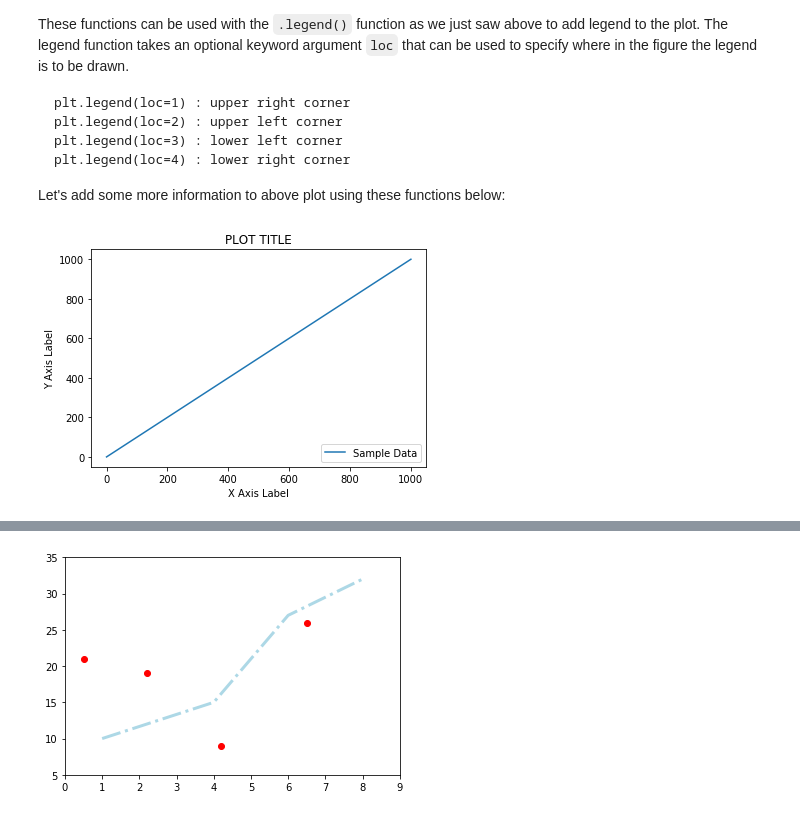
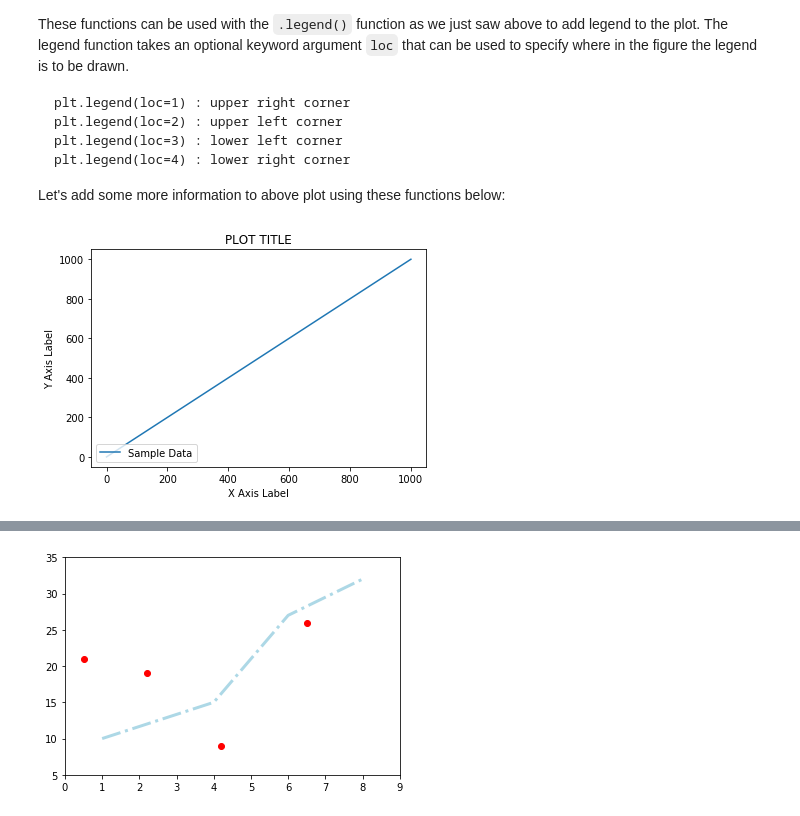
Before and after one commit to OsterMendel/dsc-more-practice-with-matplotlib-nyc-ds-021720, a Jupyter notebook: index.ipynb, the cells around one changed output, grey strips where cells are left out. Drawn from its saved outputs; the diff is of its cells as text; code cells hidden in the pictures.

```diff
--- a/index.ipynb
+++ b/index.ipynb
@@ -84,24 +84,24 @@ Let's add some more information to above plot using these functions below:
 # %%
 # Set plot space as inline for inline plots and qt for external plots
 %matplotlib inline
 
 # Use plot() function to create a plot using above values on both x and y coordinates. Add a label.
 plt.plot(data, data, label='Sample Data')
 
 # Add labels for x and y axes
 plt.xlabel('X Axis Label')
 plt.ylabel('Y Axis Label')
 
 # Add a title for the plot
 plt.title('PLOT TITLE')
 
 # Add a legend to the plot with legend() in lower right corner
-plt.legend(loc=4)
+plt.legend(loc=3)
 
 # Output the final plot
 plt.show()
 # %% [output]
-[figure, old version]
+[figure, new version]
 # %% [markdown]
 ## `matplotlib` Objects
 
```
